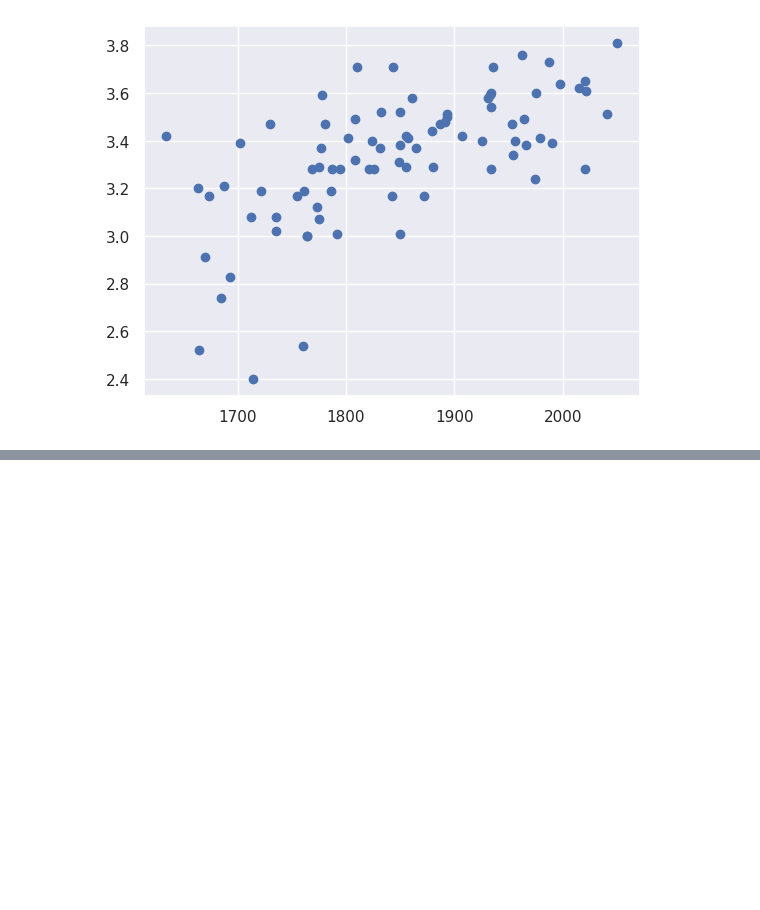
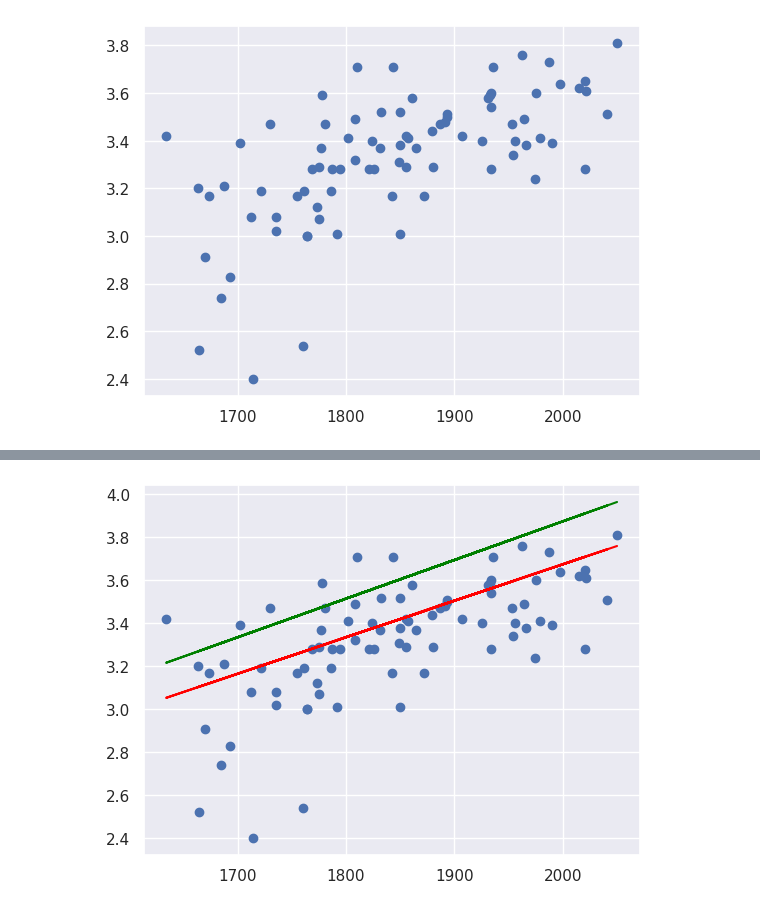
Before and after one commit to Krish-s/Pandas, a Jupyter notebook: Machine_Learning.ipynb, the cells around one changed output, grey strips where cells are left out. Cells and saved outputs as stored; diff of their text form; code cells hidden in the pictures; blank space fills up the shorter version.

```diff
--- a/Machine_Learning.ipynb
+++ b/Machine_Learning.ipynb
@@ -44,0 +102,9 @@ plt.show()
+# %%
+yhat1 = 0.2750 + (0.0018 * x1)
+# %%
+plt.scatter(x1,y)
+plt.plot(x1,yhat,color ="red")
+plt.plot(x1,yhat1,color="green")
+plt.show()
+# %% [output]
+[figure, added]
```
Also changed, not shown: parts of 9 cells of this notebook.
